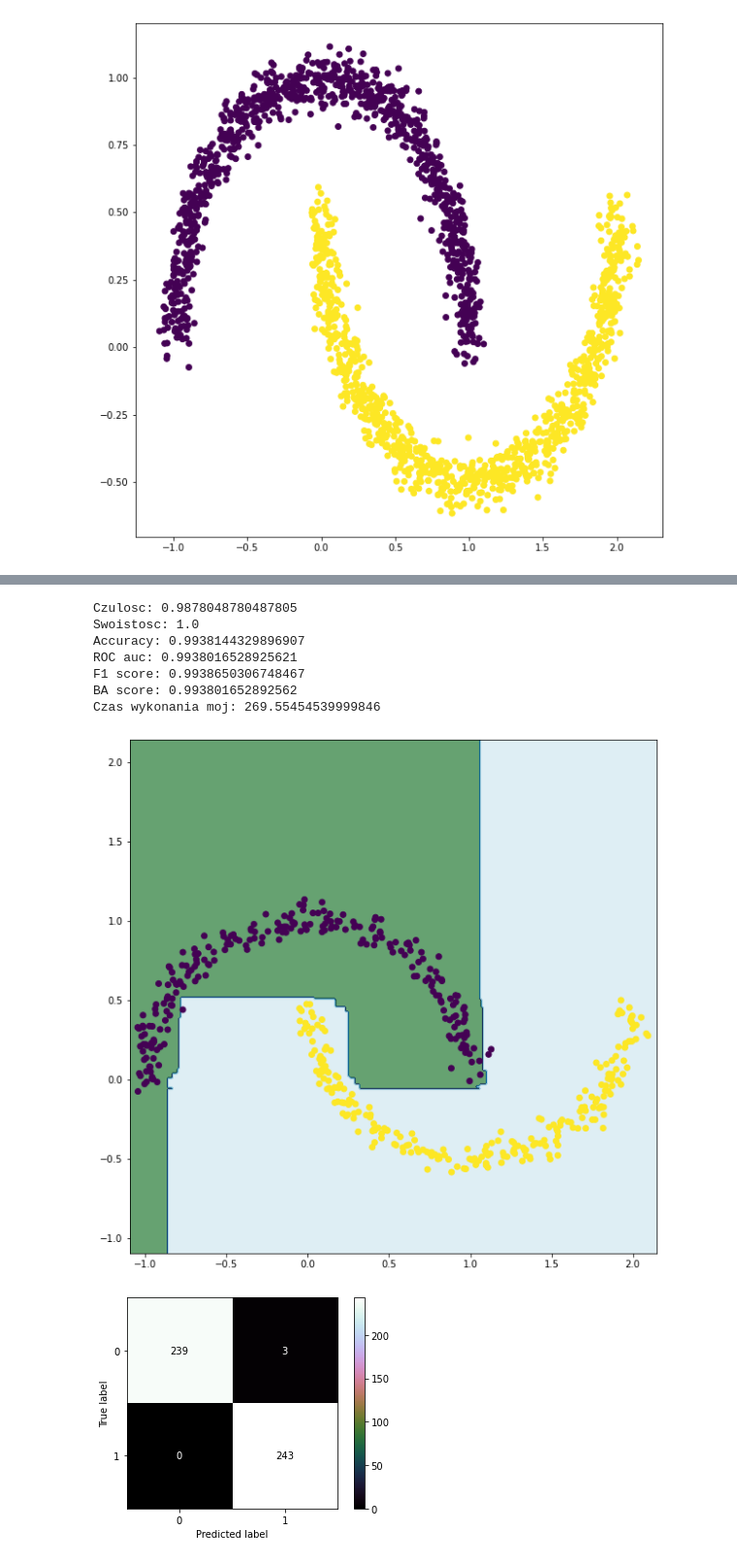
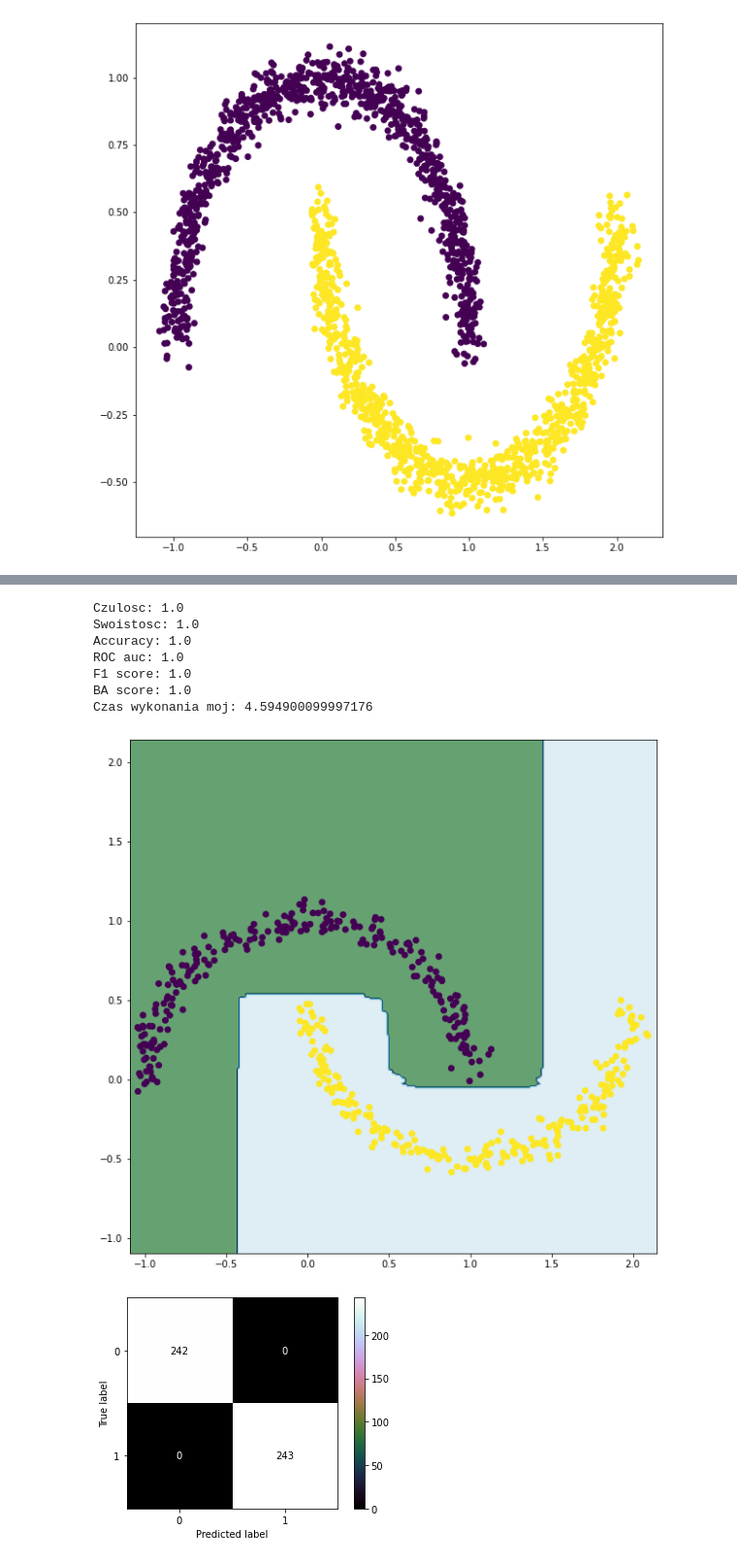
Before and after one commit to jakub-kowalik/PUM, a Jupyter notebook: lab6/lab6.ipynb, the cells around one changed output, grey strips where cells are left out. Shown at 97% size. Drawn from its saved outputs; the diff is of its cells as text; code cells hidden in the pictures.

```diff
--- a/lab6/lab6.ipynb
+++ b/lab6/lab6.ipynb
@@ -520,9 +555,9 @@ Czas wykonania sklearn: 0.4004574999999022
 # %%
-model = MyRandomForest(n_estimators=20, max_depth=1, min_samples_split=2)
+model = MyRandomForest(n_estimators=100, max_depth=1, min_samples_split=2)
 
 czasek = time.perf_counter()
 for i in range(9):
-    tree_function(model, X_train, y_train, X_test, y_test, True)
-tree_function(model, X_train, y_train, X_test, y_test)
+    tree_function(model, X_train, y_train, X_test, y_test, silent=True)
+tree_function(model, X_train, y_train, X_test, y_test, xx, yy)
 print('Czas wykonania moj:', (time.perf_counter() - czasek))
 # %% [output]
@@ -539,10 +574,10 @@ Czas wykonania moj: 106.78816850000294
 # %%
-model = RandomForestClassifier(n_estimators=20, max_depth=2, min_samples_split=2)
+model = RandomForestClassifier(n_estimators=100, max_depth=2, min_samples_split=2, random_state=seed)
 
 czasek = time.perf_counter()
 for i in range(9):
-    tree_function(model, X_train, y_train, X_test, y_test, True)
-tree_function(model, X_train, y_train, X_test, y_test)
+    tree_function(model, X_train, y_train, X_test, y_test, silent=True)
+tree_function(model, X_train, y_train, X_test, y_test, xx, yy)
 print('Czas wykonania sklearn:', (time.perf_counter() - czasek))
 # %% [output]
 Czulosc: 0.8851851851851852
@@ -556,11 +591,11 @@ Czas wykonania sklearn: 0.41998210000019753
 [figure]
 [figure]
 # %%
-model = MyRandomForest(n_estimators=20, max_depth=2, min_samples_split=2)
+model = MyRandomForest(n_estimators=100, max_depth=2, min_samples_split=2)
 
 czasek = time.perf_counter()
 for i in range(9):
-    tree_function(model, X_train, y_train, X_test, y_test, True)
-tree_function(model, X_train, y_train, X_test, y_test)
+    tree_function(model, X_train, y_train, X_test, y_test, silent=True)
+tree_function(model, X_train, y_train, X_test, y_test, xx, yy)
 print('Czas wykonania moj:', (time.perf_counter() - czasek))
 # %% [output]
@@ -577,10 +612,10 @@ Czas wykonania moj: 159.37581259999934
 # %%
-model = RandomForestClassifier(n_estimators=20, max_depth=samples, min_samples_split=2)
+model = RandomForestClassifier(n_estimators=100, max_depth=samples, min_samples_split=2, random_state=seed)
 
 czasek = time.perf_counter()
 for i in range(9):
-    tree_function(model, X_train, y_train, X_test, y_test, True)
-tree_function(model, X_train, y_train, X_test, y_test)
+    tree_function(model, X_train, y_train, X_test, y_test, silent=True)
+tree_function(model, X_train, y_train, X_test, y_test, xx, yy)
 print('Czas wykonania sklearn:', (time.perf_counter() - czasek))
 # %% [output]
 Czulosc: 1.0
@@ -594,20 +629,20 @@ Czas wykonania sklearn: 0.46520370000143885
 [figure]
 [figure]
 # %%
-model = MyRandomForest(n_estimators=20, max_depth=samples, min_samples_split=2)
+model = MyRandomForest(n_estimators=100, max_depth=samples, min_samples_split=2)
 
 czasek = time.perf_counter()
 for i in range(9):
-    tree_function(model, X_train, y_train, X_test, y_test, True)
-tree_function(model, X_train, y_train, X_test, y_test)
+    tree_function(model, X_train, y_train, X_test, y_test, silent=True)
+tree_function(model, X_train, y_train, X_test, y_test, xx, yy)
 print('Czas wykonania moj:', (time.perf_counter() - czasek))
 # %% [output]
-Czulosc: 0.9878048780487805
+Czulosc: 1.0
 Swoistosc: 1.0
-Accuracy: 0.9938144329896907
-ROC auc: 0.9938016528925621
-F1 score: 0.9938650306748467
-BA score: 0.993801652892562
-Czas wykonania moj: 269.55454539999846
+Accuracy: 1.0
+ROC auc: 1.0
+F1 score: 1.0
+BA score: 1.0
+Czas wykonania moj: 4.594900099997176
-[figure, old version]
+[figure, new version]
 [figure]
```
Also changed, not shown: parts of 20 cells of this notebook, 3 other files.
